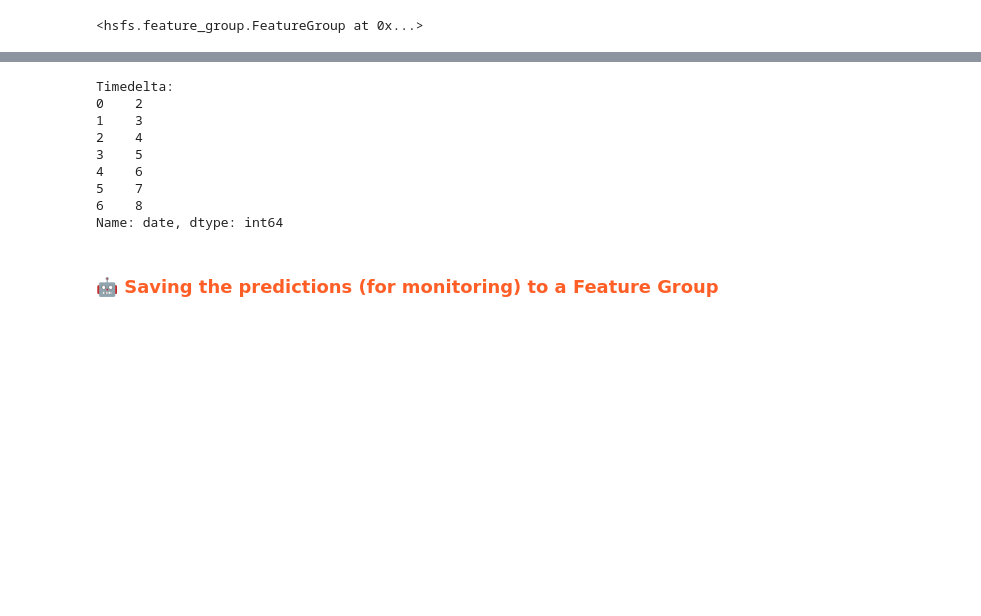
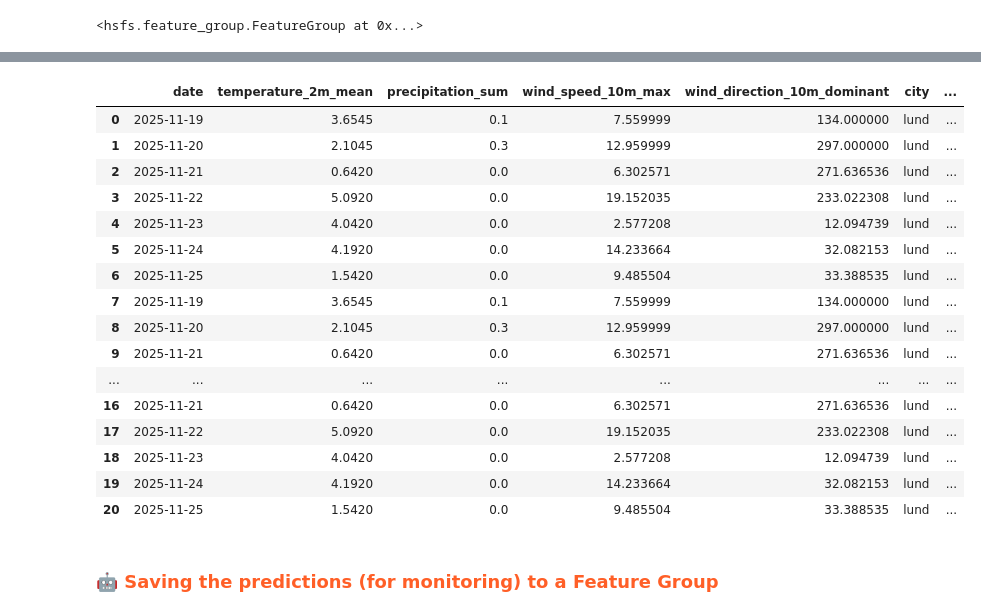
Before and after one commit to Scalable-Machine-Learning/mlfs-book, a Jupyter notebook: notebooks/airquality/4_air_quality_batch_inference.ipynb, the cells around one changed output, grey strips where cells are left out. Drawn from its saved outputs; the diff is of its cells as text; code cells hidden in the pictures; blank space fills up the shorter version.

```diff
--- a/notebooks/airquality/4_air_quality_batch_inference.ipynb
+++ b/notebooks/airquality/4_air_quality_batch_inference.ipynb
@@ -177,7 +177,7 @@ import datetime
 today = datetime.datetime.now().replace(hour=0, minute=0, second=0, microsecond=0)
 
 monitor_fg = fs.get_or_create_feature_group(
-    name='aq_predictions_clean',
+    name='aq_predictions',
     description='Air Quality prediction monitoring',
     version=1,
     primary_key=['city','street','date','days_before_forecast_day'],
@@ -196,6 +196,11 @@ weather_base = weather_base.sort_values('date').reset_index(drop=True)
 weather_base['days_before_forecast_day'] = ((weather_base['date'] - today).dt.days)
 weather_base = weather_base.query('days_before_forecast_day >= 1')
 
+hist_aq = air_quality_fg.filter(air_quality_fg.date < today).read().copy()
+
+print(f"Length of historical data is: {len(hist_aq)}")
+
+
 for street, meta in sensors.items():
 
     batch_data = weather_base.copy()
@@ -204,19 +209,18 @@ for street, meta in sensors.items():
     batch_data['street']  = meta['street']
 
     batch_data['street_encode'] = street_encoder.transform(batch_data['street']).astype('float32')
-
-    # doing predictions for specific street. This allows for error raise if e.g. one sensor has no data
-    hist_aq = air_quality_fg.filter(
-        (air_quality_fg.street == street) &
-        (air_quality_fg.date < today)
-    ).read()
+    hist_aq_street = hist_aq[hist_aq["street"] == street].copy()
 
     if hist_aq.empty:
         print(f"[WARN] No historical air quality for {street}; skipping.")
         continue
 
-    hist_aq['date'] = pd.to_datetime(hist_aq['date']).dt.tz_localize(None)
-    hist_aq = hist_aq.sort_values('date').tail(3).reset_index(drop=True) #only keep the last three days
+    hist_aq_street['date'] = pd.to_datetime(hist_aq['date']).dt.tz_localize(None)
+    hist_aq_street = hist_aq.sort_values('date').tail(3).reset_index(drop=True) #only keep the last three days
+
+
+    print(f"Length of historical data for {street} is: {len(hist_aq_street)}")
+
 
     if len(hist_aq) < 3:
         print(f"[WARN] Less than 3 days of history for {street}; skipping.")
@@ -230,19 +234,19 @@ for street, meta in sensors.items():
 
         if forecast_idx == 0:
             print("Using 3 lagged historical feature.")
-            lag_1 = hist_aq.iloc[-1]['pm25']
-            lag_2 = hist_aq.iloc[-2]['pm25']
-            lag_3 = hist_aq.iloc[-3]['pm25']
+            lag_1 = hist_aq_street.iloc[-1]['pm25']
+            lag_2 = hist_aq_street.iloc[-2]['pm25']
+            lag_3 = hist_aq_street.iloc[-3]['pm25']
         elif forecast_idx == 1:
             print("Using 2 lagged historical feature.")
             lag_1 = predictions[0]
-            lag_2 = hist_aq.iloc[-1]['pm25']
-            lag_3 = hist_aq.iloc[-2]['pm25']
+            lag_2 = hist_aq_street.iloc[-1]['pm25']
+            lag_3 = hist_aq_street.iloc[-2]['pm25']
         elif forecast_idx == 2:
             print("Using 1 lagged historical feature.")
             lag_1 = predictions[1]
             lag_2 = predictions[0]
-            lag_3 = hist_aq.iloc[-1]['pm25']
+            lag_3 = hist_aq_street.iloc[-1]['pm25']
         else:
             print("Using only predicted data as lagged feature.")
             lag_1 = predictions[forecast_idx - 1]
@@ -277,5 +281,5 @@ for street, meta in sensors.items():
 # upload full dataframe
 if all_preds_for_city:
     final_to_insert = pd.concat(all_preds_for_city).reset_index(drop=True)
-    #monitor_fg.insert(final_to_insert, wait=True)
+    monitor_fg.insert(final_to_insert, wait=True)
 # %% [output]
@@ -318,16 +313,23 @@ dtype: object
-# %%
-print("Timedelta:")
-print((batch_data['date'] - today).dt.days + 1)
-# %% [output]
-Timedelta:
-0    2
-1    3
-2    4
-3    5
-4    6
-5    7
-6    8
-Name: date, dtype: int64
+# %%
+final_to_insert.head(30)
+# %% [output]
+|  | date | temperature_2m_mean | precipitation_sum | wind_speed_10m_max | wind_direction_10m_dominant | city | ... |
+| 0 | 2025-11-19 | 3.6545 | 0.1 | 7.559999 | 134.000000 | lund | ... |
+| 1 | 2025-11-20 | 2.1045 | 0.3 | 12.959999 | 297.000000 | lund | ... |
+| 2 | 2025-11-21 | 0.6420 | 0.0 | 6.302571 | 271.636536 | lund | ... |
+| 3 | 2025-11-22 | 5.0920 | 0.0 | 19.152035 | 233.022308 | lund | ... |
+| 4 | 2025-11-23 | 4.0420 | 0.0 | 2.577208 | 12.094739 | lund | ... |
+| 5 | 2025-11-24 | 4.1920 | 0.0 | 14.233664 | 32.082153 | lund | ... |
+| 6 | 2025-11-25 | 1.5420 | 0.0 | 9.485504 | 33.388535 | lund | ... |
+| 7 | 2025-11-19 | 3.6545 | 0.1 | 7.559999 | 134.000000 | lund | ... |
+| 8 | 2025-11-20 | 2.1045 | 0.3 | 12.959999 | 297.000000 | lund | ... |
+| 9 | 2025-11-21 | 0.6420 | 0.0 | 6.302571 | 271.636536 | lund | ... |
+| ... | ... | ... | ... | ... | ... | ... | ... |
+| 16 | 2025-11-21 | 0.6420 | 0.0 | 6.302571 | 271.636536 | lund | ... |
+| 17 | 2025-11-22 | 5.0920 | 0.0 | 19.152035 | 233.022308 | lund | ... |
+| 18 | 2025-11-23 | 4.0420 | 0.0 | 2.577208 | 12.094739 | lund | ... |
+| 19 | 2025-11-24 | 4.1920 | 0.0 | 14.233664 | 32.082153 | lund | ... |
+| 20 | 2025-11-25 | 1.5420 | 0.0 | 9.485504 | 33.388535 | lund | ... |
 # %% [markdown]
 ### <span style="color:#ff5f27;">🤖 Saving the predictions (for monitoring) to a Feature Group</span>
 # %% [markdown]
```
Also changed, not shown: parts of 8 cells of this notebook, 6 other files.
